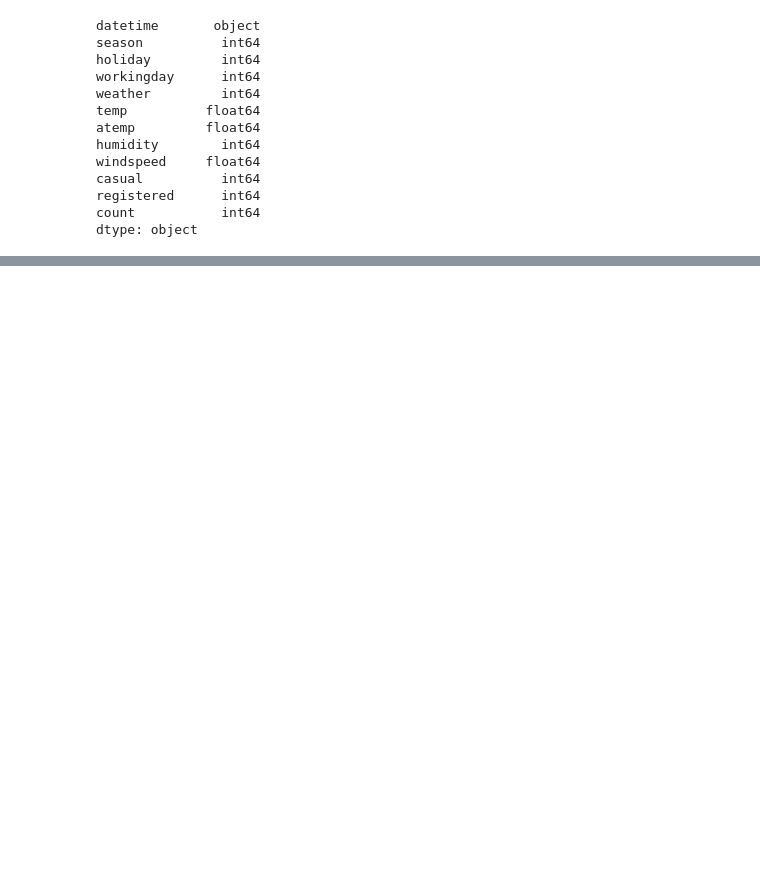
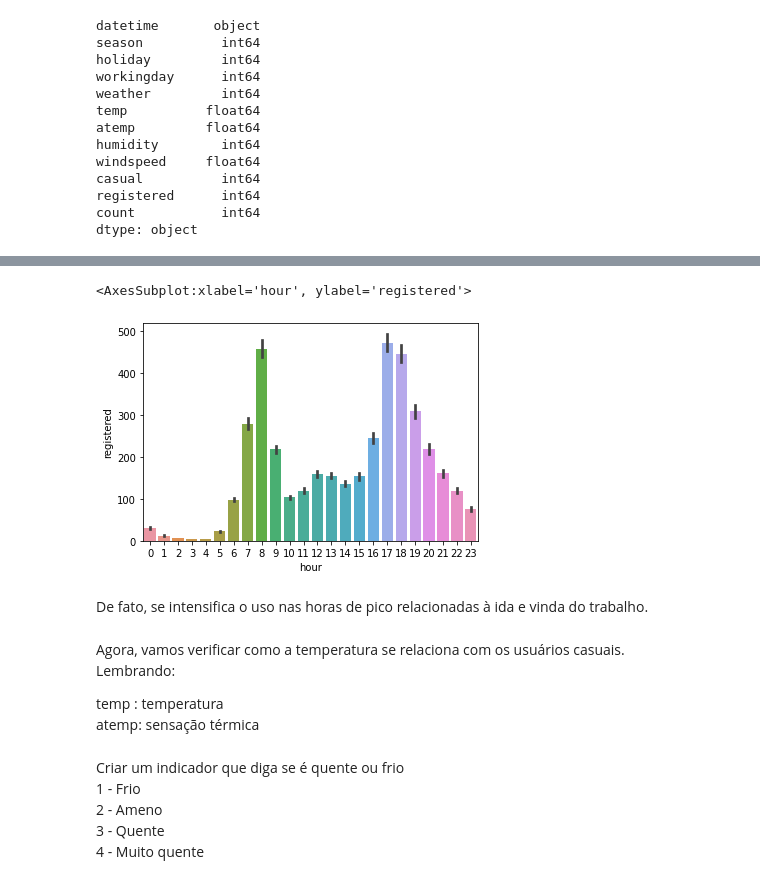
Before and after one commit to leotanaka4/Trabalho2LingProg, a Jupyter notebook: ans.ipynb, the cells around one changed output, grey strips where cells are left out. Saved outputs shown, nothing was run; the diff lists cells and outputs as text; code cells hidden in the pictures; blank space fills up the shorter version.

```diff
--- a/ans.ipynb
+++ b/ans.ipynb
@@ -92,0 +161,3 @@ data_t.head()
+# %%
+data_registered_workingday = data_b[data_b["workingday"] == 1]
+data_registered_workingday.head()
@@ -92,0 +171,19 @@ data_t.head()
+# %%
+sns.barplot(x="hour", y="registered", data=data_registered_workingday)
+# %% [output]
+<AxesSubplot:xlabel='hour', ylabel='registered'>
+[figure, added]
+# %% [markdown]
+De fato, se intensifica o uso nas horas de pico relacionadas à ida e vinda do trabalho.
+# %% [markdown]
+Agora, vamos verificar como a temperatura se relaciona com os usuários casuais.<br>
+Lembrando:
+
+temp : temperatura<br>
+atemp: sensação térmica
+# %% [markdown]
+Criar um indicador que diga se é quente ou frio<br>
+1 - Frio<br>
+2 - Ameno<br>
+3 - Quente<br>
+4 - Muito quente
```
Also changed, not shown: parts of 27 cells of this notebook.
